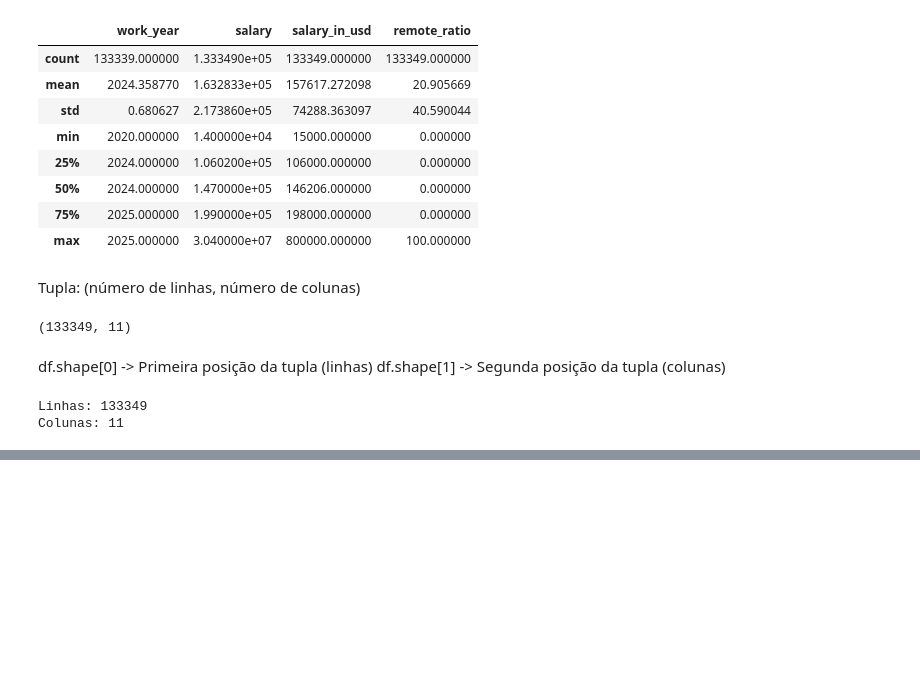
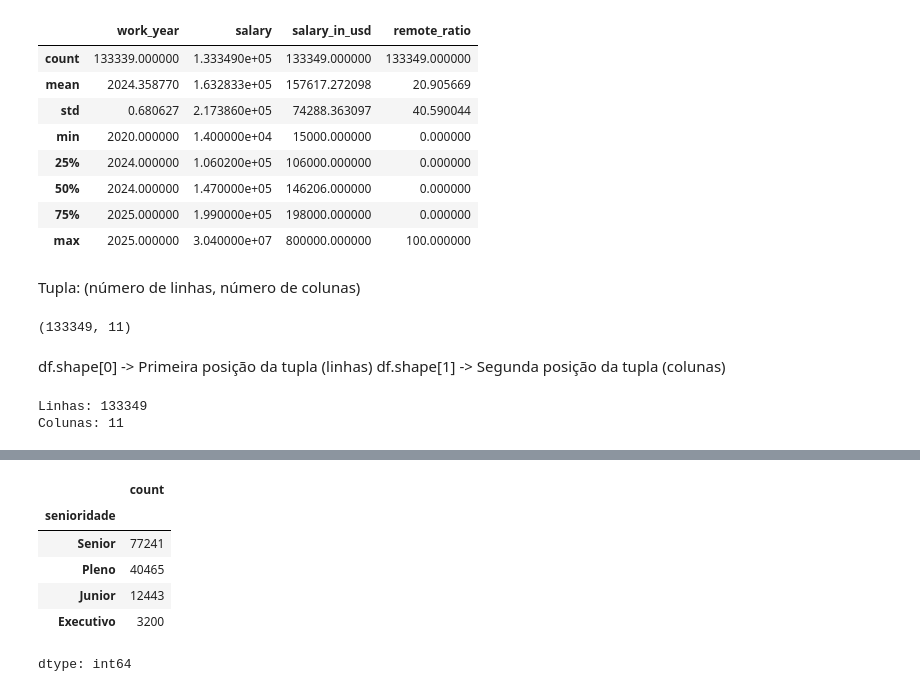
Before and after one commit to laisab/Imersao-Alura-Dados-Python, a Jupyter notebook: ImersaoAluraDadosPython.ipynb, the cells around one changed output, grey strips where cells are left out. Drawn from its saved outputs; the diff is of its cells as text; code cells hidden in the pictures; blank space fills up the shorter version.

```diff
--- a/ImersaoAluraDadosPython.ipynb
+++ b/ImersaoAluraDadosPython.ipynb
@@ -126,0 +146,18 @@ dtype: int64
+# %%
+senioridade = {
+    'SE': 'Senior',
+    'MI': 'Pleno',
+    'EN': 'Junior',
+    'EX': 'Executivo'
+}
+
+df['senioridade'] = df['senioridade'].replace(senioridade)
+df['senioridade'].value_counts()
+# %% [output]
+|  | count |
+| senioridade |  |
+| Senior | 77241 |
+| Pleno | 40465 |
+| Junior | 12443 |
+| Executivo | 3200 |
+dtype: int64
```
Also changed, not shown: parts of 13 cells of this notebook.
